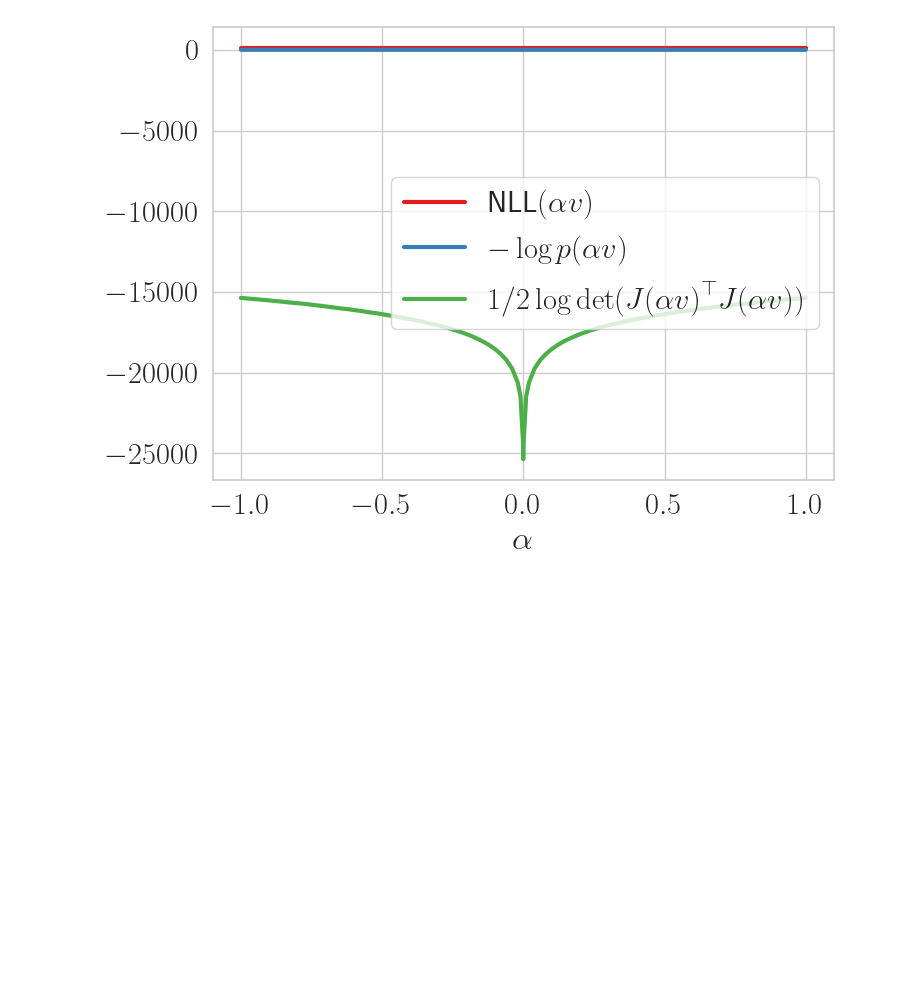
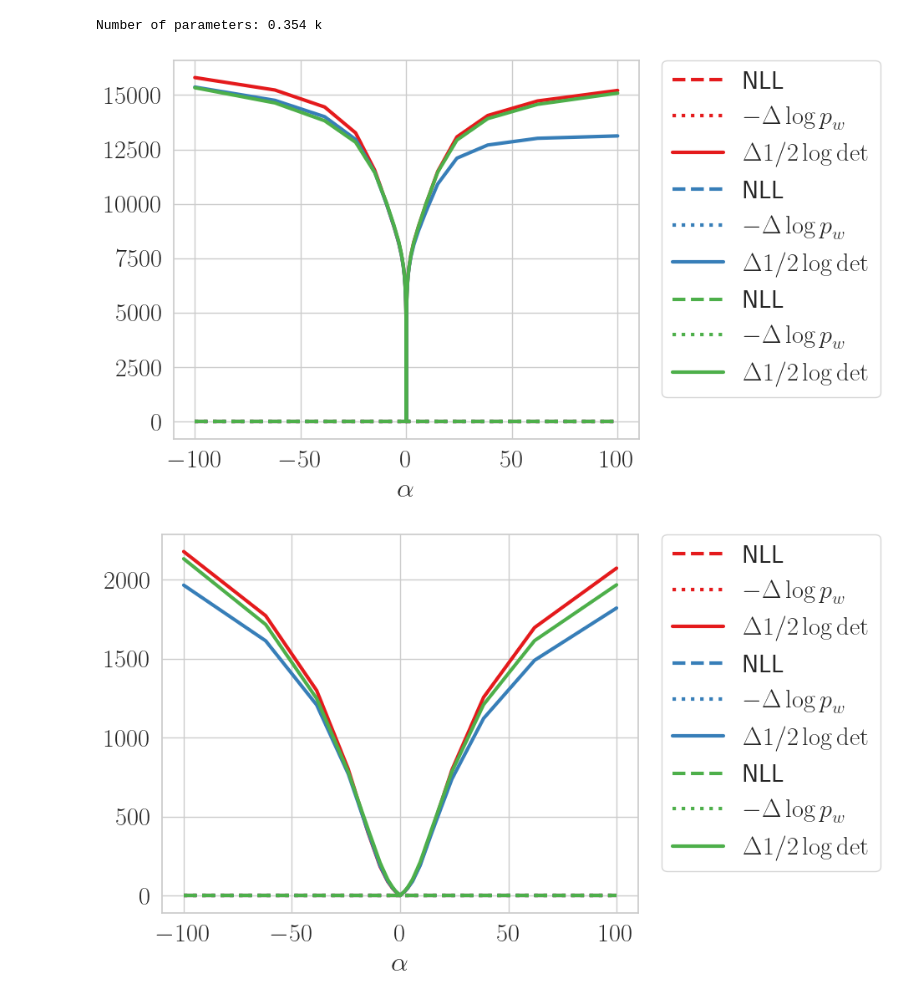
Before and after one commit to activatedgeek/function-space-map, a Jupyter notebook: notebooks/two_moons_pathology.ipynb, the cells around one changed output. Cells and saved outputs as stored; diff of their text form; code cells hidden in the pictures; blank space fills up the shorter version.

```diff
--- a/notebooks/two_moons_pathology.ipynb
+++ b/notebooks/two_moons_pathology.ipynb
@@ -106,6 +106,11 @@ y_test_wide = _y_test_wide.reshape(-1, 1)
 # %%
 from flax import linen as nn
 from typing import Callable
+
+def count_params(model, x):
+    params = model.init(jax.random.PRNGKey(0), x)
+    n = sum([np.prod(p.shape) for p in jax.tree_util.tree_leaves(params)])
+    print(f'Number of parameters: {n/1e3} k')
 
 class MLP(nn.Module):
     out_size: int
@@ -666,19 +701,0 @@ log_dets = jnp.array(log_dets)
-# %%
-from matplotlib import pyplot as plt
-import seaborn as sns
-import numpy as np
-sns.set(style="whitegrid", font_scale=2.0, rc={"lines.linewidth": 3.0})
-sns.set_palette("Set1")
-
-# plot three quantities, as dots not lines
-plt.figure(dpi=100, figsize=(8, 6))
-plt.plot(alpha, -log_likelihoods, label=r'NLL$(\alpha v)$')
-plt.plot(alpha, -log_param_priors, label=r'$-\log p(\alpha v)$')
-plt.plot(alpha[alpha<0], 1/2 * log_dets[alpha<0], label=r'$1/2\log\det(J(\alpha v)^\top J(\alpha v))$')
-plt.plot(alpha[alpha>0], 1/2 * log_dets[alpha>0], color='C2')
-plt.legend()
-plt.xlabel(r'$\alpha$')
-plt.tight_layout()
-plt.savefig('divergence.pdf')
-# %% [output]
-[figure, removed]
@@ -684,0 +782,19 @@ plt.savefig('divergence.pdf')
+# %%
+width = 16
+depth = 2
+act = 'softplus'
+arch = partial(ReparamMLP, reparam=lambda x: x, reparam_inv=lambda x: x, H=width, hidden_layers=depth, act=activations[act])
+model = arch(out_size=2)
+count_params(model, x_train)
+x_context = x_test
+
+for jitter in [1e-32, 1e-6, 1e-3]:
+    alpha, log_likelihoods, log_param_priors, log_dets = scan_posterior(model, x_context, jitter, steps=30, max_alpha=100)
+    plot_scan(alpha, 0*log_likelihoods, 0*log_param_priors, log_dets)
+    plt.show()
+    # plt.savefig(f'pathology/{act}_l{depth}h{width}j{jitter}.png')
+    # plt.savefig(f'pathology/{act}_l{depth}h{width}j{jitter}.pdf')
+# %% [output]
+Number of parameters: 0.354 k
+[figure, added]
+[figure, added]
```
Also changed, not shown: parts of 12 cells of this notebook.
